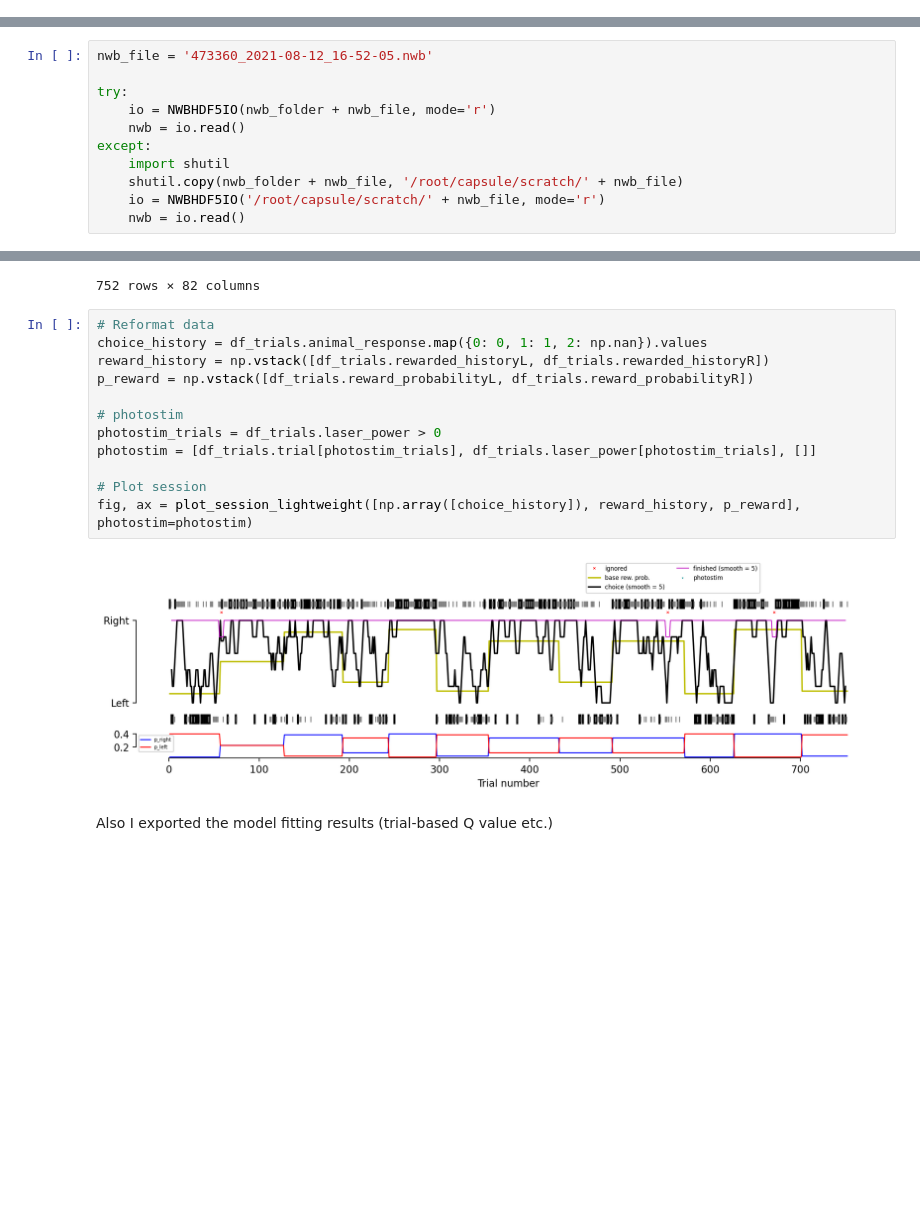
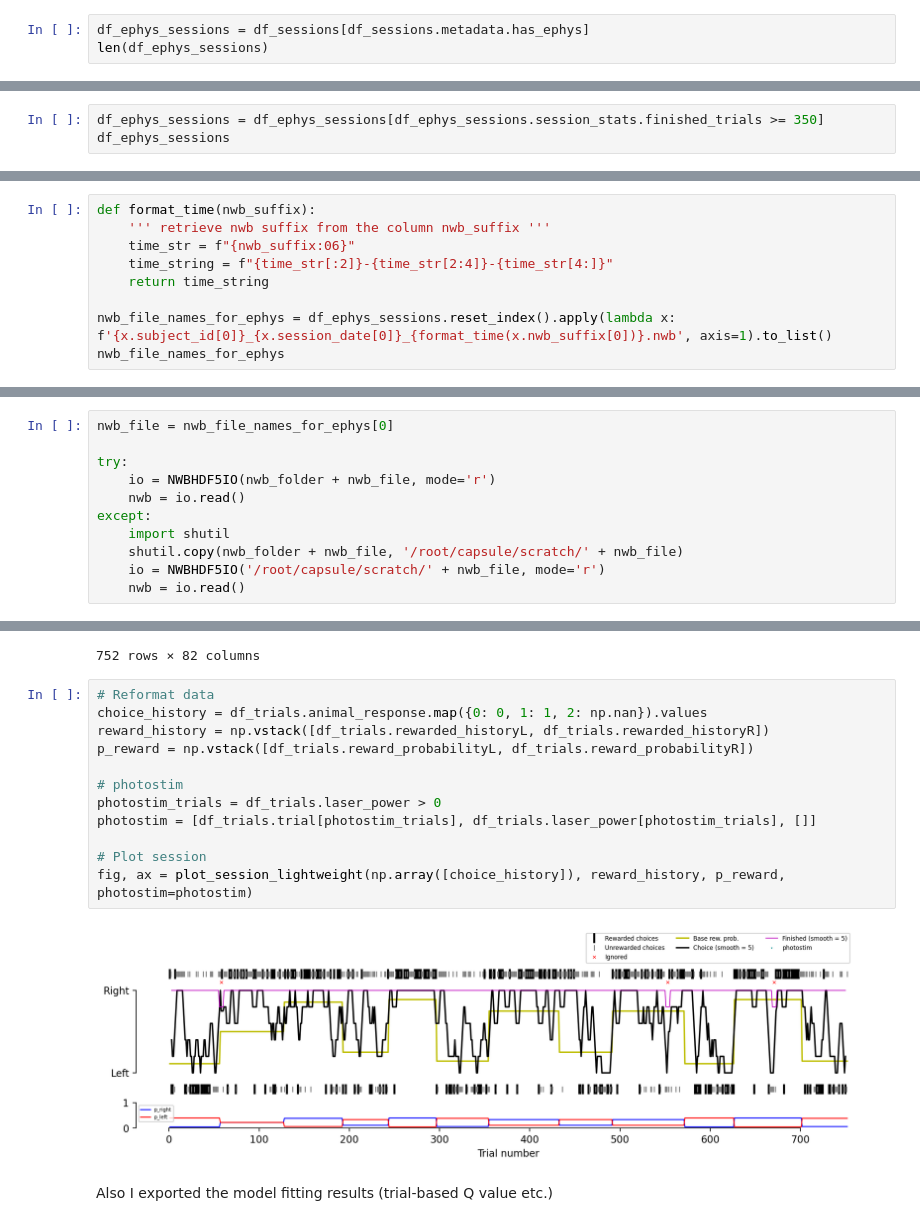
Before and after one commit to AllenNeuralDynamics/aind-foraging-behavior-bonsai-basic, a Jupyter notebook: code/notebook/demo_import_nwb_ephys_and_video.ipynb, the cells around one changed output, grey strips where cells are left out. Saved outputs shown, nothing was run; the diff lists cells and outputs as text; blank space fills up the shorter version.

Commit message:
docs: improve ephys nwb notebook

```diff
--- a/code/notebook/demo_import_nwb_ephys_and_video.ipynb
+++ b/code/notebook/demo_import_nwb_ephys_and_video.ipynb
@@ -170,0 +42,3 @@ def plot_session_lightweight(data,   # choice_history, reward_history, p_reward
+# %%
+df_ephys_sessions = df_sessions[df_sessions.metadata.has_ephys]
+len(df_ephys_sessions)
@@ -170,0 +49,3 @@ def plot_session_lightweight(data,   # choice_history, reward_history, p_reward
+# %%
+df_ephys_sessions = df_ephys_sessions[df_ephys_sessions.session_stats.finished_trials >= 350]
+df_ephys_sessions
@@ -170,0 +77,9 @@ def plot_session_lightweight(data,   # choice_history, reward_history, p_reward
+# %%
+def format_time(nwb_suffix):
+    ''' retrieve nwb suffix from the column nwb_suffix '''
+    time_str = f"{nwb_suffix:06}"
+    time_string = f"{time_str[:2]}-{time_str[2:4]}-{time_str[4:]}"
+    return time_string
+
+nwb_file_names_for_ephys = df_ephys_sessions.reset_index().apply(lambda x: f'{x.subject_id[0]}_{x.session_date[0]}_{format_time(x.nwb_suffix[0])}.nwb', axis=1).to_list()
+nwb_file_names_for_ephys
@@ -171,7 +104,7 @@ def plot_session_lightweight(data,   # choice_history, reward_history, p_reward
 # %% [markdown]
 ## Load one session
 # %%
-nwb_file = '473360_2021-08-12_16-52-05.nwb'
+nwb_file = nwb_file_names_for_ephys[0]
 
 try:
     io = NWBHDF5IO(nwb_folder + nwb_file, mode='r')
@@ -307,17 +240,17 @@ df_trials
 # %%
 # Reformat data
 choice_history = df_trials.animal_response.map({0: 0, 1: 1, 2: np.nan}).values
 reward_history = np.vstack([df_trials.rewarded_historyL, df_trials.rewarded_historyR])
 p_reward = np.vstack([df_trials.reward_probabilityL, df_trials.reward_probabilityR])
 
 # photostim
 photostim_trials = df_trials.laser_power > 0
 photostim = [df_trials.trial[photostim_trials], df_trials.laser_power[photostim_trials], []]
 
 # Plot session
-fig, ax = plot_session_lightweight([np.array([choice_history]), reward_history, p_reward], photostim=photostim)
+fig, ax = plot_session_lightweight(np.array([choice_history]), reward_history, p_reward, photostim=photostim)
 # %% [output]
-[figure, old version]
+[figure, new version]
 # %% [markdown]
 Also I exported the model fitting results (trial-based Q value etc.)
 # %%
```
Also changed, not shown: parts of 12 cells of this notebook.
